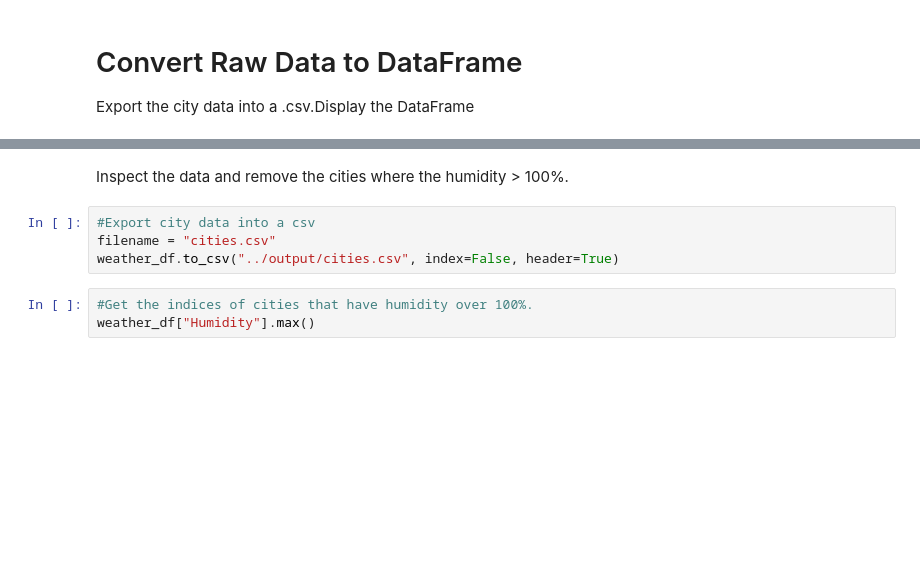
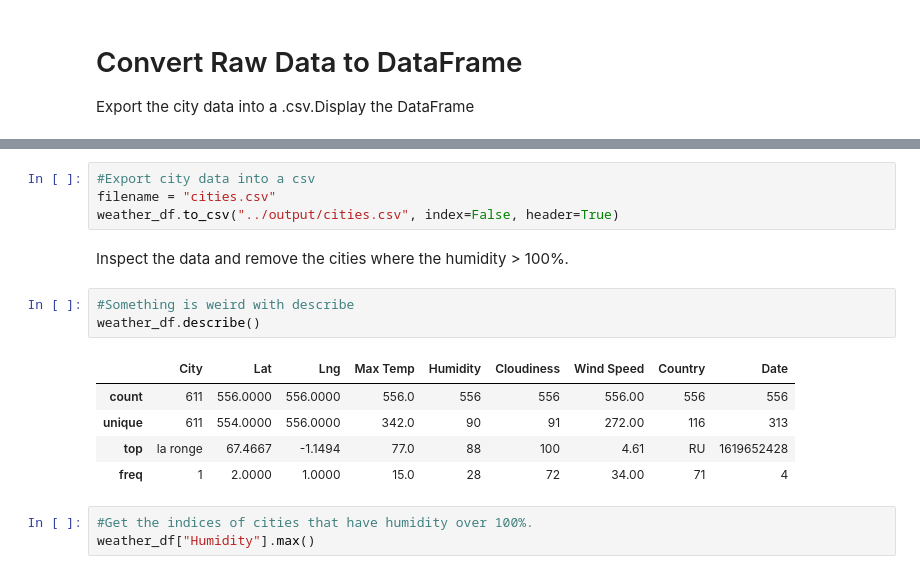
Before and after one commit to mgeffroy/Python_api_challenge, a Jupyter notebook: WeatherPy/Weather/WeatherPy.ipynb, the cells around one changed output, grey strips where cells are left out. Drawn from its saved outputs; the diff is of its cells as text; blank space fills up the shorter version.

```diff
--- a/WeatherPy/Weather/WeatherPy.ipynb
+++ b/WeatherPy/Weather/WeatherPy.ipynb
@@ -172,9 +201,18 @@ weather_df.head()
+# %%
+#Export city data into a csv
+filename = "cities.csv"
+weather_df.to_csv("../output/cities.csv", index=False, header=True)
 # %% [markdown]
 Inspect the data and remove the cities where the humidity > 100%.
-# %%
-#Export city data into a csv
-filename = "cities.csv"
-weather_df.to_csv("../output/cities.csv", index=False, header=True)
+# %%
+#Something is weird with describe
+weather_df.describe()
+# %% [output]
+|  | City | Lat | Lng | Max Temp | Humidity | Cloudiness | Wind Speed | Country | Date |
+| count | 611 | 556.0000 | 556.0000 | 556.0 | 556 | 556 | 556.00 | 556 | 556 |
+| unique | 611 | 554.0000 | 556.0000 | 342.0 | 90 | 91 | 272.00 | 116 | 313 |
+| top | la ronge | 67.4667 | -1.1494 | 77.0 | 88 | 100 | 4.61 | RU | 1619652428 |
+| freq | 1 | 2.0000 | 1.0000 | 15.0 | 28 | 72 | 34.00 | 71 | 4 |
 # %%
 #Get the indices of cities that have humidity over 100%.
 weather_df["Humidity"].max()
```
Also changed, not shown: parts of 12 cells of this notebook, 2 other files.
